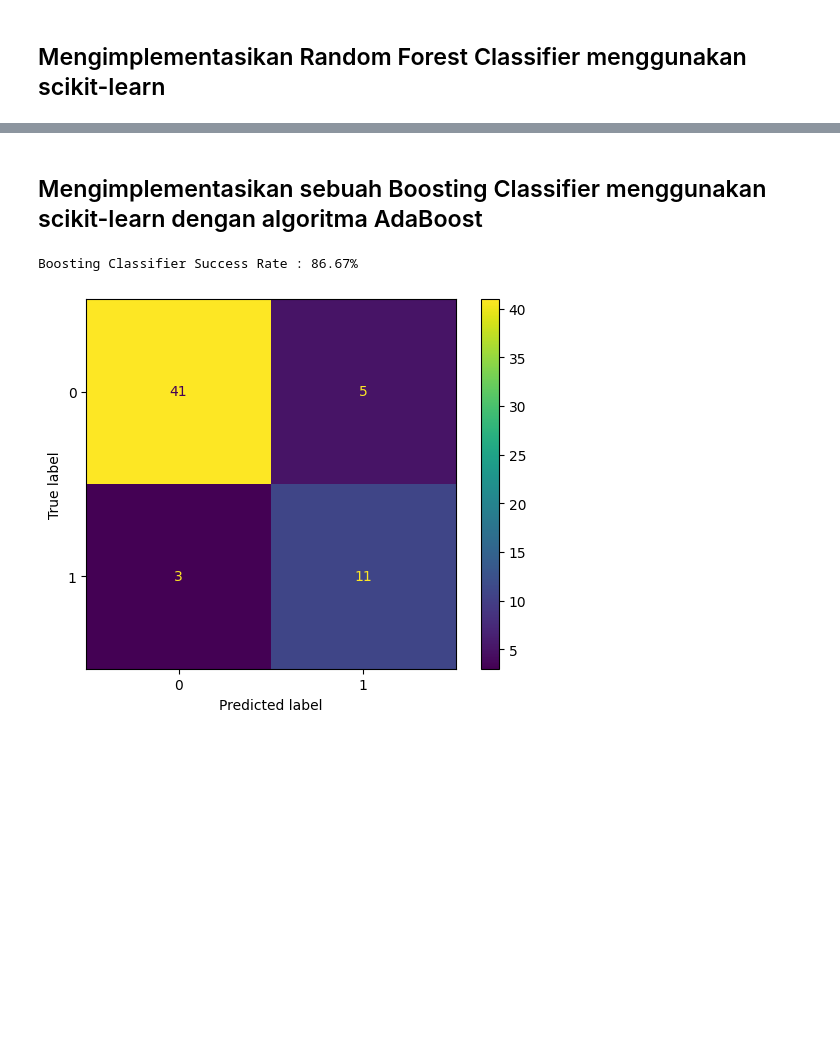
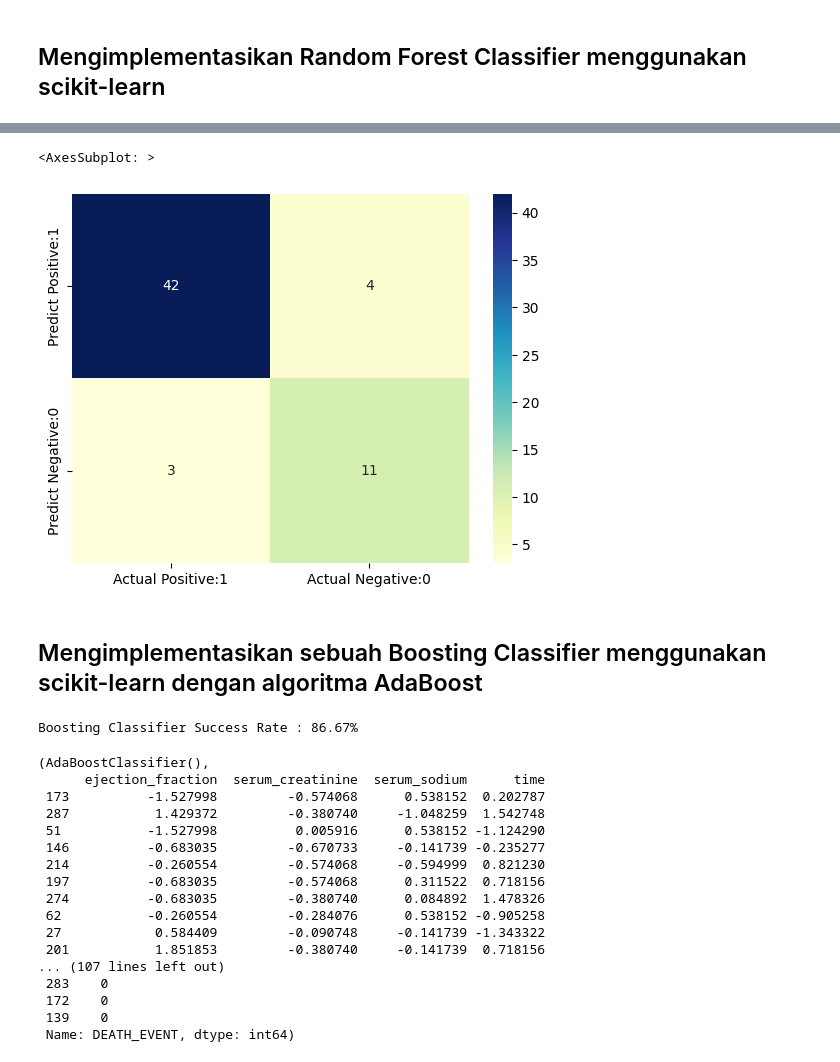
Before and after one commit to erikawkr/Final-Project3-Python-, a Jupyter notebook: PYTN_KampusMerdeka_fp3_Erika Taniya Devi Winckler.ipynb, the cells around one changed output, grey strips where cells are left out. Cells and saved outputs as stored; diff of their text form; code cells hidden in the pictures; blank space fills up the shorter version.

```diff
--- a/PYTN_KampusMerdeka_fp3_Erika Taniya Devi Winckler.ipynb
+++ b/PYTN_KampusMerdeka_fp3_Erika Taniya Devi Winckler.ipynb
@@ -90,7 +93,8 @@ warnings.filterwarnings('ignore')
 # %% [markdown]
 ## Melakukan Import Dataset
 # %%
-df_c = pd.read_csv(r'C:\\Users\Erika Winckler\Downloads\archive (4)\heart_failure_clinical_records_dataset.csv')
+df_c = df_c=pd.read_csv(r'D:\Kuliah (D)\MBKM2023\Hactiv8\PYTN_KampusMerdeka_fp3_Erika Taniya Devi Winckler\dataset\heart_failure_clinical_records_dataset.csv')
+
 
 
 print ('Data read into a pandas dataframe!')
@@ -624,0 +639,14 @@ Random Forest Classifier Success Rate : 88.33%
+# %%
+from sklearn.metrics import confusion_matrix
+
+cm_rc = confusion_matrix(y_test, p3)
+
+print('Confusion matrix\n\n', cm_rc)
+
+print('\nTrue Positives(TP) = ', cm_rc[0,0])
+
+print('\nTrue Negatives(TN) = ', cm_rc[1,1])
+
+print('\nFalse Positives(FP) = ', cm_rc[0,1])
+
+print('\nFalse Negatives(FN) = ', cm_rc[1,0])
@@ -625,3 +666,11 @@ Random Forest Classifier Success Rate : 88.33%
+# %%
+cm_matrix_gnb = pd.DataFrame(data=cm_rc, columns=['Actual Positive:1', 'Actual Negative:0'],
+                                 index=['Predict Positive:1', 'Predict Negative:0'])
+
+sns.heatmap(cm_matrix_gnb, annot=True, fmt='d', cmap='YlGnBu')
+# %% [output]
+<AxesSubplot: >
+[figure, added]
 # %% [markdown]
 ## Mengimplementasikan sebuah Boosting Classifier menggunakan scikit-learn dengan algoritma AdaBoost
 # %%
@@ -632,12 +681,26 @@ boostc = AdaBoostClassifier()
 # Latih model menggunakan set pelatihan
 boostc.fit(x_train, y_train)
 
-p3=boostc.predict(x_test)
-s3=accuracy_score(y_test,p3)
+ab=boostc.predict(x_test)
+s3=accuracy_score(y_test,ab)
 print("Boosting Classifier Success Rate :", "{:.2f}%".format(100*s3))
-plot_confusion_matrix(boostc, x_test, y_test)
-
-plt.show()
+(boostc, x_test, y_test)
 # %% [output]
 Boosting Classifier Success Rate : 86.67%
-[figure, removed]
+(AdaBoostClassifier(),
+      ejection_fraction  serum_creatinine  serum_sodium      time
+ 173          -1.527998         -0.574068      0.538152  0.202787
+ 287           1.429372         -0.380740     -1.048259  1.542748
+ 51           -1.527998          0.005916      0.538152 -1.124290
+ 146          -0.683035         -0.670733     -0.141739 -0.235277
+ 214          -0.260554         -0.574068     -0.594999  0.821230
+ 197          -0.683035         -0.574068      0.311522  0.718156
+ 274          -0.683035         -0.380740      0.084892  1.478326
+ 62           -0.260554         -0.284076      0.538152 -0.905258
+ 27            0.584409         -0.090748     -0.141739 -1.343322
+ 201           1.851853         -0.380740     -0.141739  0.718156
+... (107 lines left out)
+ 283    0
+ 172    0
+ 139    0
+ Name: DEATH_EVENT, dtype: int64)
```
Also changed, not shown: parts of 15 cells of this notebook, 45 other files.
